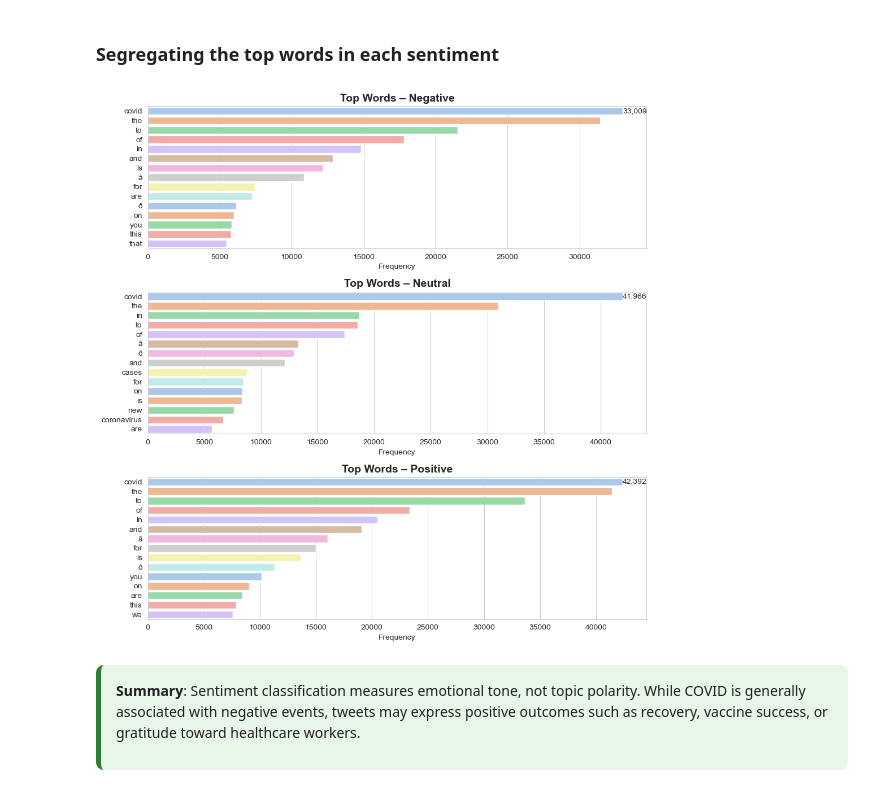
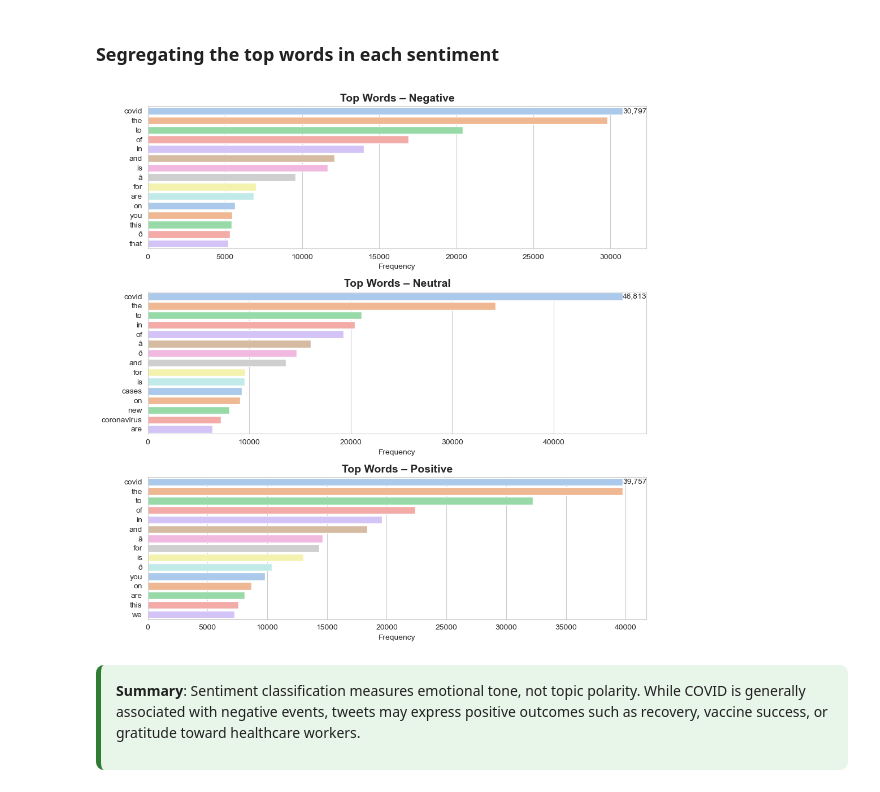
Before and after one commit to s3achan/SentimentAnalysis, a Jupyter notebook: SentimentAnalysis.ipynb, the cells around one changed output. Drawn from its saved outputs; the diff is of its cells as text; code cells hidden in the pictures.

Commit message:
Updating F1 Sentiment

```diff
--- a/SentimentAnalysis.ipynb
+++ b/SentimentAnalysis.ipynb
@@ -358,14 +400,16 @@ df_clean[["processed_tweet", "neg", "neu", "pos", "compound"]].head()
 | 3 | the one gift covid has give me is... | 0.000 | 0.733 | 0.267 | 0.7351 |
 | 4 | july media bulletin on novel coro... | 0.000 | 0.723 | 0.277 | 0.3182 |
 # %%
-def getAnalysis(score):
-    if score < 0:
-      return 'negative'
-    elif score == 0:
-      return 'neutral'
+sia = SentimentIntensityAnalyzer()
+
+def classify_sentiment(text):
+    score = sia.polarity_scores(str(text))["compound"]
+
+    if score >= 0.05:
+        return "Positive"
+    elif score <= -0.05:
+        return "Negative"
     else:
-      return 'positive'
+        return "Neutral"
 
-df_clean['sentiment'] = df_clean['compound'].apply(getAnalysis)
-# Show the dataframe
-df_clean[['processed_tweet', 'neg', 'neu', 'pos', 'compound','sentiment']].head()
+df_clean["sentiment"] = df_clean["text"].apply(classify_sentiment)
@@ -399,25 +451,24 @@ plt.show()
 # %% [markdown]
 ### Segregating the top words in each sentiment
 # %%
-
 sns.set_style("whitegrid")
 fig, axes = plt.subplots(3, 1, figsize=(10, 10))
-sentiments = ["negative", "neutral", "positive"]
+sentiments = ["Negative", "Neutral", "Positive"]
 for i, sentiment in enumerate(sentiments):
     subset = df_clean[df_clean["sentiment"] == sentiment]
     words = " ".join(subset["processed_tweet"]).split()
     top_words = Counter(words).most_common(15)
     top_df = pd.DataFrame(top_words, columns=["word", "count"])
     sns.barplot(data=top_df,x="count",y="word",ax=axes[i],hue="word",palette="pastel")
     axes[i].set_title(f"Top Words – {sentiment.capitalize()}",fontsize=14,fontweight='bold')
     axes[i].bar_label(axes[i].containers[0], fmt='{:,.0f}')
     axes[i].set_xlabel("Frequency")
     axes[i].set_ylabel("")
 
 plt.tight_layout()
 plt.show()
 # %% [output]
-[figure, old version]
+[figure, new version]
 # %% [markdown]
 <div style="background-color: #e8f5e9; padding: 15px; border-radius: 8px; border-left: 5px solid #2e7d32;">
 
```
Also changed, not shown: parts of 12 cells of this notebook, 1 other file.
